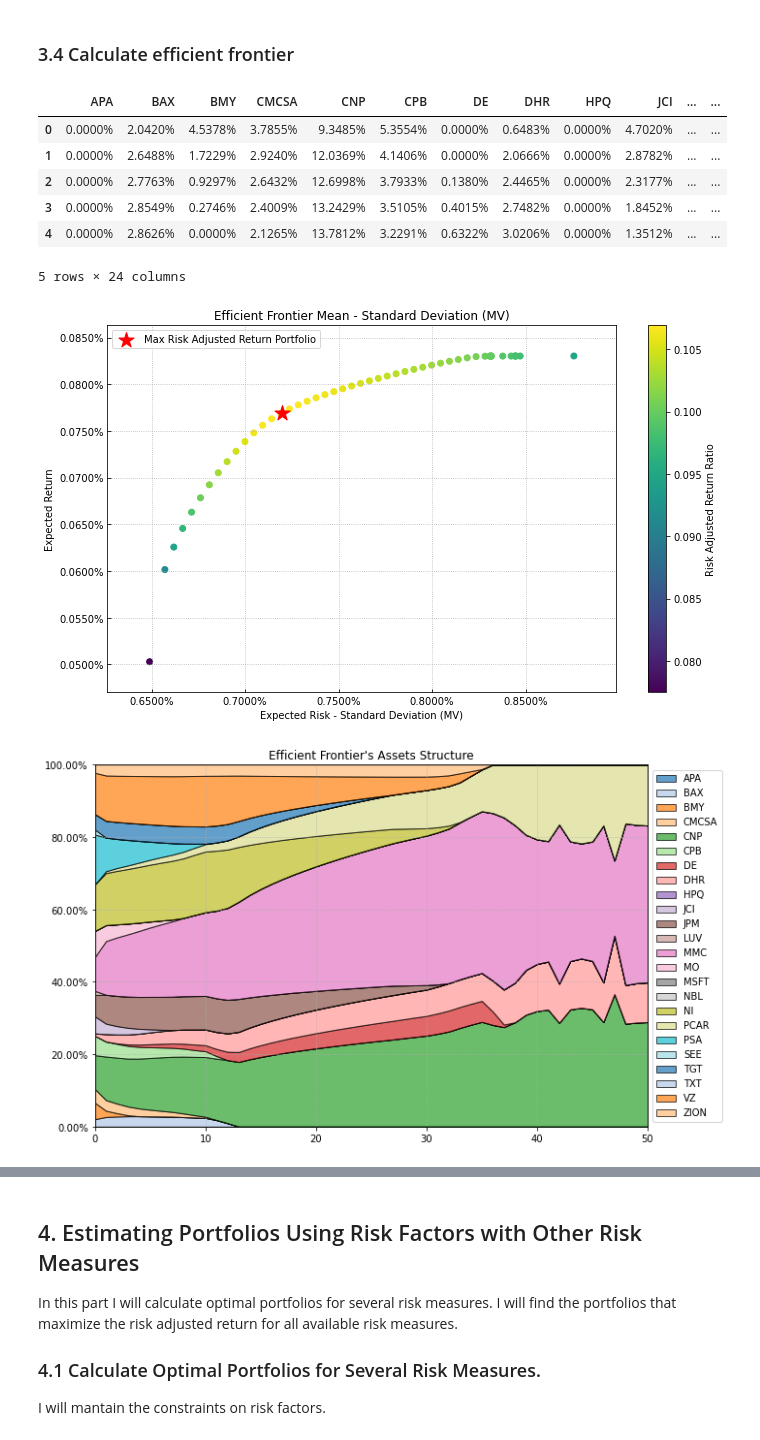
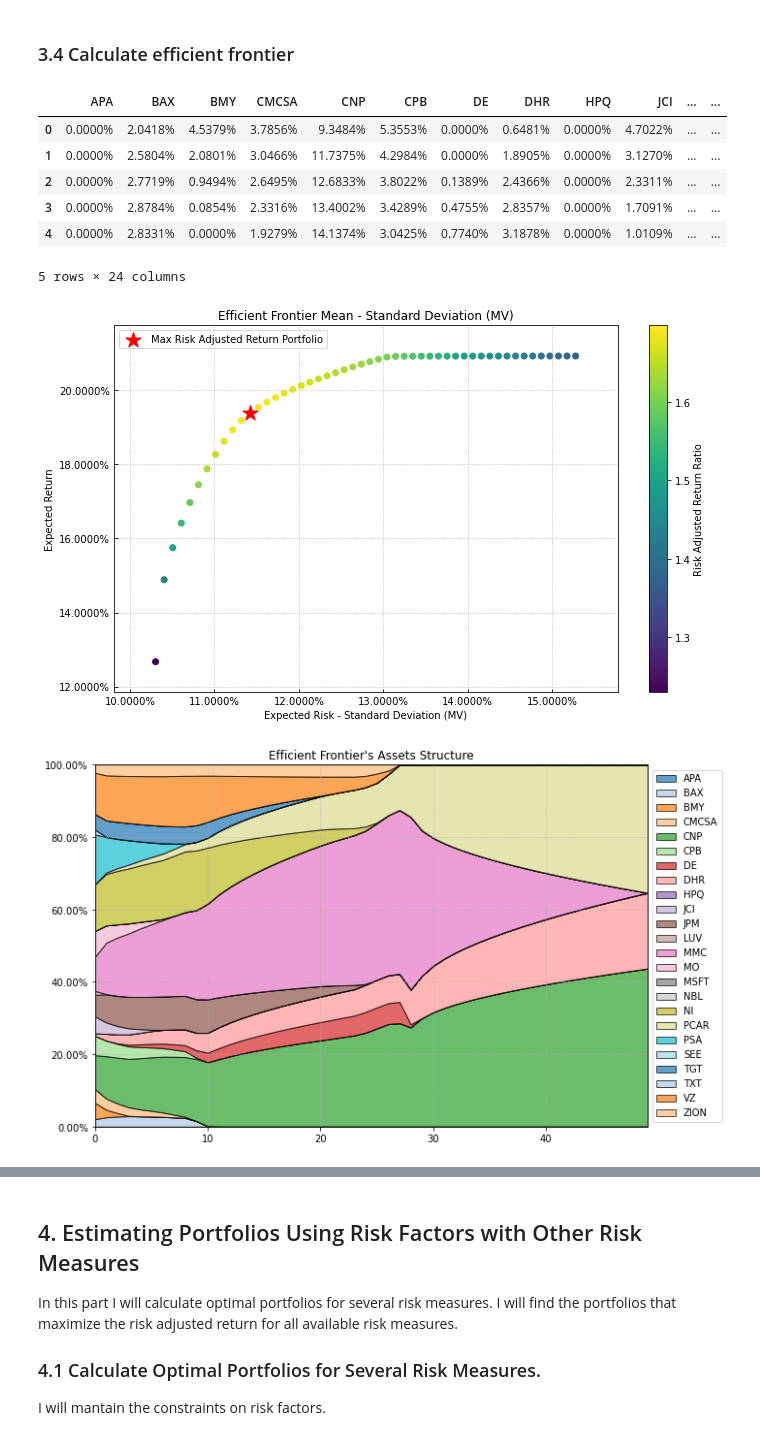
Before and after one commit to dcajasn/Riskfolio-Lib, a Jupyter notebook: examples/Tutorial 2.ipynb, the cells around one changed output, grey strips where cells are left out. Cells and saved outputs as stored; diff of their text form; code cells hidden in the pictures.

Commit message:
Version 0.1.1
Add a variable to annualize return and risk in tables, frontier and reports; add and update examples; and repair some bugs.

```diff
--- a/examples/Tutorial 2.ipynb
+++ b/examples/Tutorial 2.ipynb
@@ -112,6 +113,7 @@ port.factors_stats(method_mu=method_mu, method_cov=method_cov, d=0.94)
 
 # Estimate optimal portfolio:
 
+port.alpha = 0.05
 model='FM' # Factor Model
 rm = 'MV' # Risk measure used, this time will be variance
 obj = 'Sharpe' # Objective function, could be MinRisk, MaxRet, Utility or Sharpe
@@ -274,26 +276,26 @@ frontier = port.efficient_frontier(model=model, rm=rm, points=points, rf=rf, his
 display(frontier.T.head())
 # %% [output]
 |  | APA | BAX | BMY | CMCSA | CNP | CPB | DE | DHR | HPQ | JCI | ... | ... |
-| 0 | 0.0000% | 2.0420% | 4.5378% | 3.7855% | 9.3485% | 5.3554% | 0.0000% | 0.6483% | 0.0000% | 4.7020% | ... | ... |
-| 1 | 0.0000% | 2.6488% | 1.7229% | 2.9240% | 12.0369% | 4.1406% | 0.0000% | 2.0666% | 0.0000% | 2.8782% | ... | ... |
-| 2 | 0.0000% | 2.7763% | 0.9297% | 2.6432% | 12.6998% | 3.7933% | 0.1380% | 2.4465% | 0.0000% | 2.3177% | ... | ... |
-| 3 | 0.0000% | 2.8549% | 0.2746% | 2.4009% | 13.2429% | 3.5105% | 0.4015% | 2.7482% | 0.0000% | 1.8452% | ... | ... |
-| 4 | 0.0000% | 2.8626% | 0.0000% | 2.1265% | 13.7812% | 3.2291% | 0.6322% | 3.0206% | 0.0000% | 1.3512% | ... | ... |
+| 0 | 0.0000% | 2.0418% | 4.5379% | 3.7856% | 9.3484% | 5.3553% | 0.0000% | 0.6481% | 0.0000% | 4.7022% | ... | ... |
+| 1 | 0.0000% | 2.5804% | 2.0801% | 3.0466% | 11.7375% | 4.2984% | 0.0000% | 1.8905% | 0.0000% | 3.1270% | ... | ... |
+| 2 | 0.0000% | 2.7719% | 0.9494% | 2.6495% | 12.6833% | 3.8022% | 0.1389% | 2.4366% | 0.0000% | 2.3311% | ... | ... |
+| 3 | 0.0000% | 2.8784% | 0.0854% | 2.3316% | 13.4002% | 3.4289% | 0.4755% | 2.8357% | 0.0000% | 1.7091% | ... | ... |
+| 4 | 0.0000% | 2.8331% | 0.0000% | 1.9279% | 14.1374% | 3.0425% | 0.7740% | 3.1878% | 0.0000% | 1.0109% | ... | ... |
 5 rows × 24 columns
 # %%
 # Plotting efficient frontier composition
 
 ax = plf.plot_frontier(w_frontier=frontier, mu=mu, cov=cov, returns=returns, rm=rm,
-                       rf=rf, alpha=0.01, cmap='viridis', w=w, label=label,
+                       rf=rf, alpha=0.05, cmap='viridis', w=w, label=label,
                        marker='*', s=16, c='r', height=6, width=10, ax=None)
 # %% [output]
-[figure, old version]
+[figure, new version]
 # %%
 # Plotting efficient frontier composition
 
 ax = plf.plot_frontier_area(w_frontier=frontier, cmap="tab20", height=6, width=10, ax=None)
 # %% [output]
-[figure, old version]
+[figure, new version]
 # %%
 display(returns)
 # %% [output]
```
Also changed, not shown: parts of 15 cells of this notebook, 38 other files.
